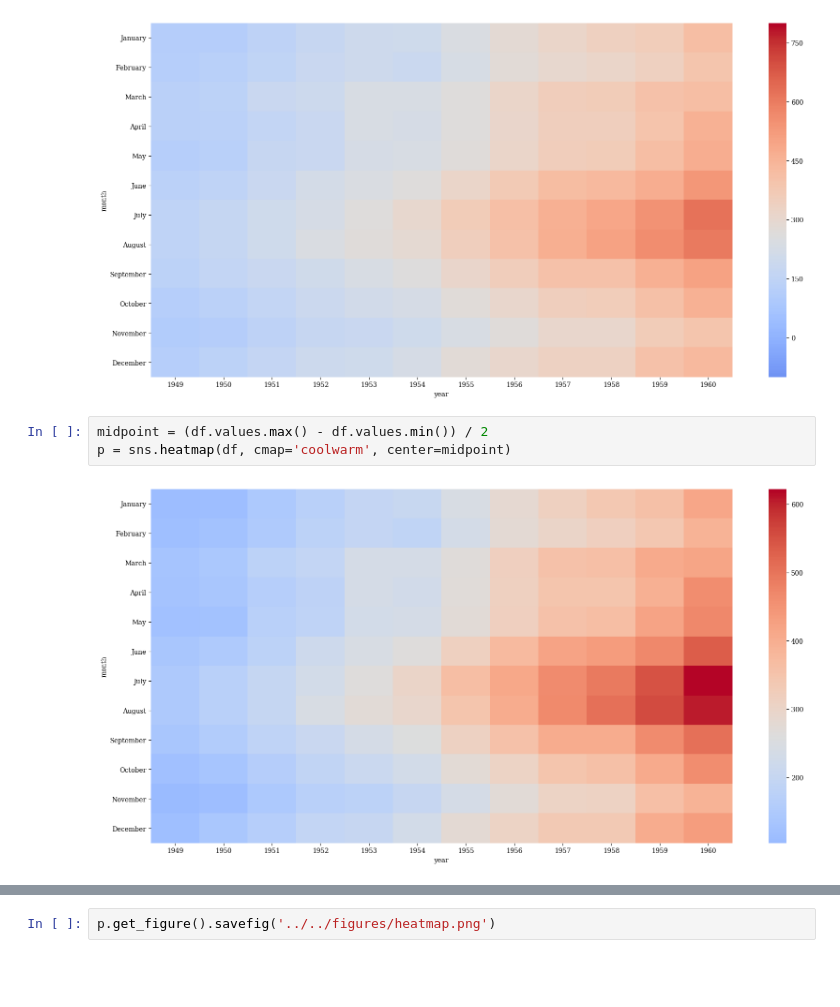
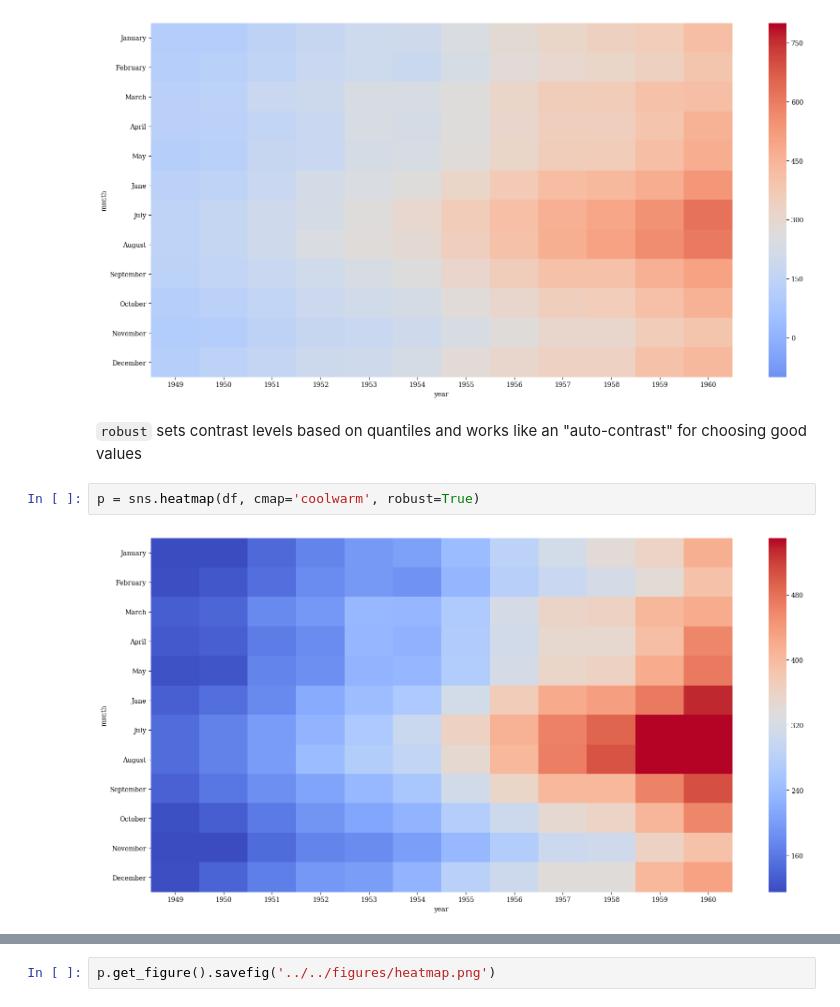
Before and after one commit to apryor6/apryor6.github.io, a Jupyter notebook: visualizations/seaborn/heatmap.ipynb, the cells around one changed output, grey strips where cells are left out. Drawn from its saved outputs; the diff is of its cells as text; blank space fills up the shorter version.

Commit message:
heatmap

```diff
--- a/visualizations/seaborn/heatmap.ipynb
+++ b/visualizations/seaborn/heatmap.ipynb
@@ -64,8 +64,9 @@ sns.heatmap(df, cmap='coolwarm', center=midpoint, vmin=-100, vmax=800)
 # %% [output]
 <matplotlib.axes._subplots.AxesSubplot at 0x...>
 [figure]
-# %%
-midpoint = (df.values.max() - df.values.min()) / 2
-p = sns.heatmap(df, cmap='coolwarm', center=midpoint)
-# %% [output]
-[figure, removed]
+# %% [markdown]
+`robust` sets contrast levels based on quantiles and works like an "auto-contrast" for choosing good values
+# %%
+p = sns.heatmap(df, cmap='coolwarm', robust=True)
+# %% [output]
+[figure, added]
```
Also changed, not shown: parts of 17 cells of this notebook, 14 other files.
